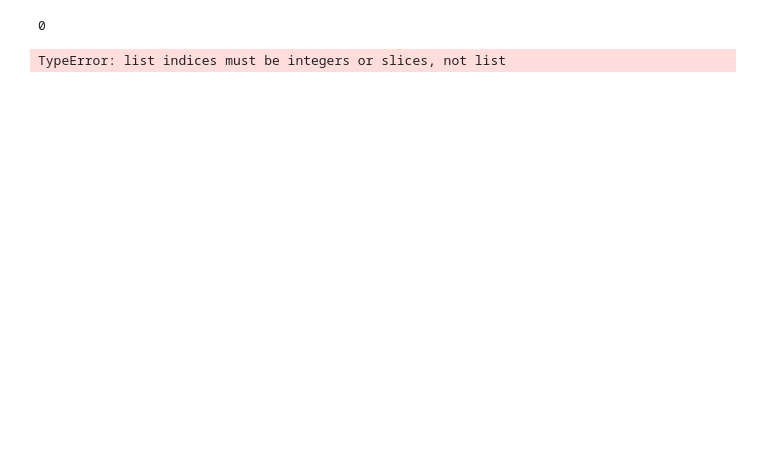
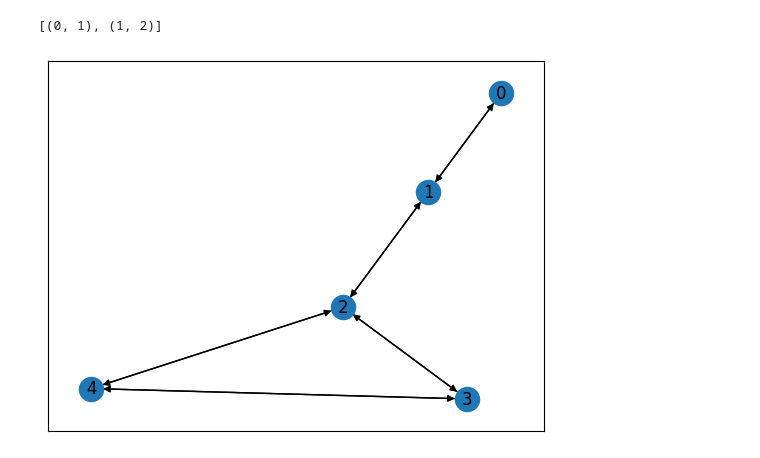
Before and after one commit to czaky/puzzles, a Jupyter notebook: notebook.ipynb, the cells around one changed output. Cells and saved outputs as stored; diff of their text form; code cells hidden in the pictures; blank space fills up the shorter version.

Commit message:
update critical_connections

```diff
--- a/notebook.ipynb
+++ b/notebook.ipynb
@@ -87,3 +62,0 @@ class StackSet(set):
-# %%
-c = Counter([1, 2, 3])
-c
@@ -92,3 +62,0 @@ Counter({1: 1, 2: 1, 3: 1})
-# %%
-c.update([2, 3, 4])
-c
@@ -101,4 +62,0 @@ False
-# %%
-c[10]
-# %% [output]
-0
@@ -107,4 +62,0 @@ a = [1, 2, 3, 4]
-# %%
-a[[0, 1]] = 0
-# %% [output]
-TypeError: list indices must be integers or slices, not list
@@ -110,0 +98,39 @@ TypeError: list indices must be integers or slices, not list
+# %%
+def critical_connections(adj: List[List[int]]) -> List[List[int]]:
+    "Return a list of critical bridges in an undirected graph."
+    # This uses single pass Tarjan's Algorithm.
+    # It expects a strongly connected undirected graph
+    # with (directed) edges specified in `adj` one for each way.
+    #
+    # The idea is to DFS the graph and at each node to
+    # to compute the minimum of child nodes connection times: `ct`.
+    # If any child connects to a higher node in the stack,
+    # its `ct` will be lower or equal to the parent visit time.
+    # Otherwise, the child is only connected to the parent through
+    # a critical edge.
+    ct = [0] * len(adj)  # minimum connection time
+    ccs = set()
+
+    # Depth first search to determine the parent of each node
+    # and created the DFS-tree.
+    def visit(p, n, vt):
+        # Skip visited nodes.
+        if not ct[n]:
+            ct[n] = vt  # initialize the ct time
+            descend = lambda c: visit(n, c, vt + 1) if c != p else vt
+            ct[n] = reduce(min, map(descend, adj[n]), vt)
+            ccs.update((min(n, c), max(n, c)) for c in adj[n] if vt < ct[c])
+        return ct[n]
+
+    # Start search from the first node (== 0)
+    # of the strongly connected graph.
+    visit(-1, 0, 1)
+    return sorted(ccs)
+# %%
+adj = [[1], [2, 0], [1, 3, 4], [2, 4], [2, 3]]
+g = nx.DiGraph(dict(enumerate(adj)))
+nx.draw_networkx(g)
+critical_connections(adj)
+# %% [output]
+[(0, 1), (1, 2)]
+[figure, added]
```
Also changed, not shown: parts of 9 cells of this notebook, 2 other files.
